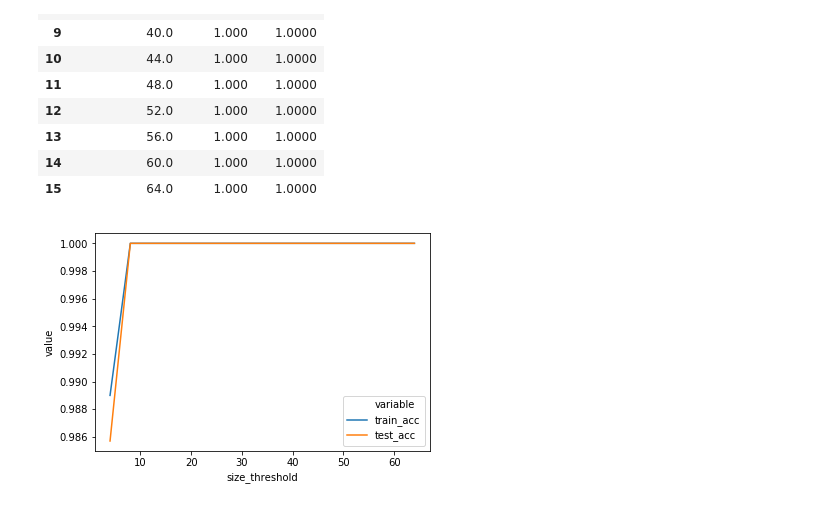
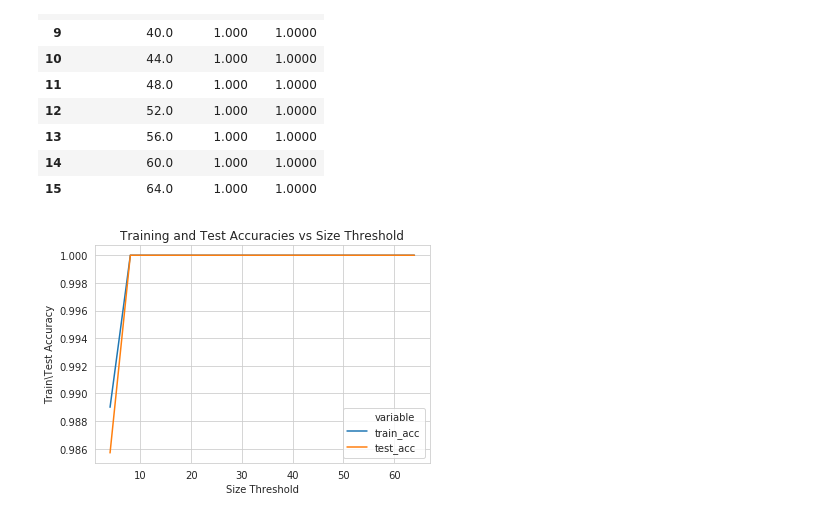
Before and after one commit to JishnuNair/dmg2, a Jupyter notebook: solutions/p3.ipynb, the cells around one changed output. Cells and saved outputs as stored; diff of their text form; code cells hidden in the pictures.

```diff
--- a/solutions/p3.ipynb
+++ b/solutions/p3.ipynb
@@ -11,6 +13,9 @@ import seaborn as sns
 from sklearn import tree
 from sklearn.feature_extraction import DictVectorizer
 from sklearn.preprocessing import LabelEncoder
+from sklearn.naive_bayes import MultinomialNB
+
+sns.set_style('whitegrid')
 # %%
 DATA_DIR = '/home/jishnu/Documents/ISB/Term3/dmg2/assignments/hw_assignment1/dmg2/datasets/mushroom'
 train = pd.read_csv(os.path.join(DATA_DIR,'train.csv'),usecols=['V{0}'.format(i) for i in range(1,24)])
@@ -73,8 +80,10 @@ dt_accuracies
 # %%
 sns.lineplot(x='size_threshold',y='value',hue='variable',
            data=dt_accuracies.melt(id_vars=['size_threshold'],value_vars=['train_acc','test_acc']),
            ci=0)
+plt.xlabel('Size Threshold')
+plt.ylabel('Train\Test Accuracy')
+plt.title('Training and Test Accuracies vs Size Threshold')
 plt.show();
-#sns.lmplot(x='size_threshold',y='test_acc',data=dt_accuracies,scatter=False)
 # %% [output]
-[figure, old version]
+[figure, new version]
```
Also changed, not shown: parts of 10 cells of this notebook.
